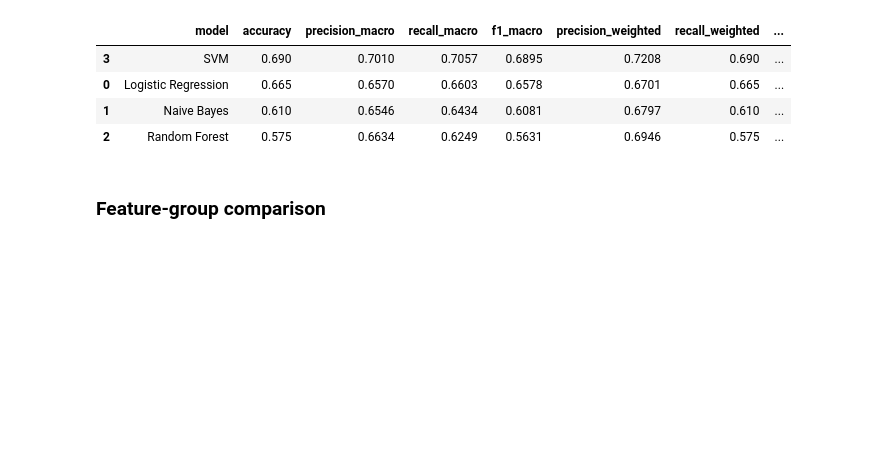
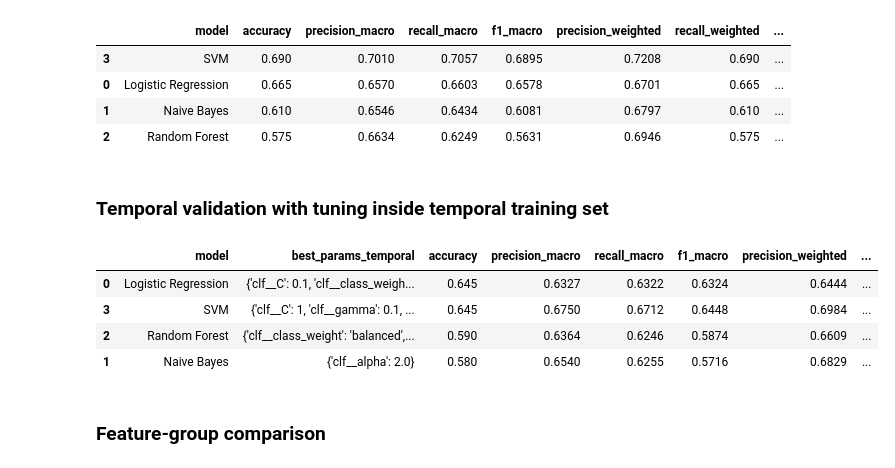
Before and after one commit to AQ675/wolf_Wallonie, a Jupyter notebook: Observação_de_lobos_na_região_de_Wallonie_na_Bélgica_50049898.ipynb, the cells around one changed output. Saved outputs shown, nothing was run; the diff lists cells and outputs as text; code cells hidden in the pictures; blank space fills up the shorter version.

```diff
--- a/Observação_de_lobos_na_região_de_Wallonie_na_Bélgica_50049898.ipynb
+++ b/Observação_de_lobos_na_região_de_Wallonie_na_Bélgica_50049898.ipynb
@@ -1815,6 +1766,76 @@ results_temporal.round(4)
 | 0 | Logistic Regression | 0.665 | 0.6570 | 0.6603 | 0.6578 | 0.6701 | 0.665 | ... |
 | 1 | Naive Bayes | 0.610 | 0.6546 | 0.6434 | 0.6081 | 0.6797 | 0.610 | ... |
 | 2 | Random Forest | 0.575 | 0.6634 | 0.6249 | 0.5631 | 0.6946 | 0.575 | ... |
+# %% [markdown]
+### Temporal validation with tuning inside temporal training set
+# %%
+# Strict temporal validation:
+# Hyperparameter tuning is performed only on the older temporal training period.
+
+temporal_tuned_results = []
+
+temporal_model_specs = {
+    "Logistic Regression": {
+        "pipeline": logreg_pipeline,
+        "param_grid": logreg_param_grid
+    },
+    "Naive Bayes": {
+        "pipeline": nb_pipeline,
+        "param_grid": nb_param_grid
+    },
+    "Random Forest": {
+        "pipeline": rf_pipeline,
+        "param_grid": rf_param_grid
+    },
+    "SVM": {
+        "pipeline": svm_pipeline,
+        "param_grid": svm_param_grid
+    }
+}
+
+for model_name, spec in temporal_model_specs.items():
+
+    temporal_grid = GridSearchCV(
+        estimator=spec["pipeline"],
+        param_grid=spec["param_grid"],
+        scoring=scoring,
+        refit="f1_weighted",
+        cv=cv,
+        n_jobs=-1,
+        return_train_score=True
+    )
+
+    # Tune only on older observations
+    temporal_grid.fit(X_train_temporal, y_train_temporal)
+
+    # Evaluate on newer observations
+    y_pred_temporal_tuned = temporal_grid.predict(X_test_temporal)
+    y_proba_temporal_tuned = temporal_grid.predict_proba(X_test_temporal)[:, 1]
+
+    metrics = evaluate_binary_classifier(
+        y_test_temporal,
+        y_pred_temporal_tuned,
+        y_proba_temporal_tuned
+    )
+
+    temporal_tuned_results.append({
+        "model": model_name,
+        "best_params_temporal": temporal_grid.best_params_,
+        **metrics
+    })
+
+results_temporal_tuned = pd.DataFrame(temporal_tuned_results).sort_values(
+    "f1_weighted",
+    ascending=False
+)
+
+results_temporal_tuned.round(4)
+# %% [output]
+|  | model | best_params_temporal | accuracy | precision_macro | recall_macro | f1_macro | precision_weighted | ... |
+| 0 | Logistic Regression | {'clf__C': 0.1, 'clf__class_weigh... | 0.645 | 0.6327 | 0.6322 | 0.6324 | 0.6444 | ... |
+| 3 | SVM | {'clf__C': 1, 'clf__gamma': 0.1, ... | 0.645 | 0.6750 | 0.6712 | 0.6448 | 0.6984 | ... |
+| 2 | Random Forest | {'clf__class_weight': 'balanced',... | 0.590 | 0.6364 | 0.6246 | 0.5874 | 0.6609 | ... |
+| 1 | Naive Bayes | {'clf__alpha': 2.0} | 0.580 | 0.6540 | 0.6255 | 0.5716 | 0.6829 | ... |
 # %% [markdown]
 ### Feature-group comparison
 # %%
```
Also changed, not shown: parts of 5 cells of this notebook.
